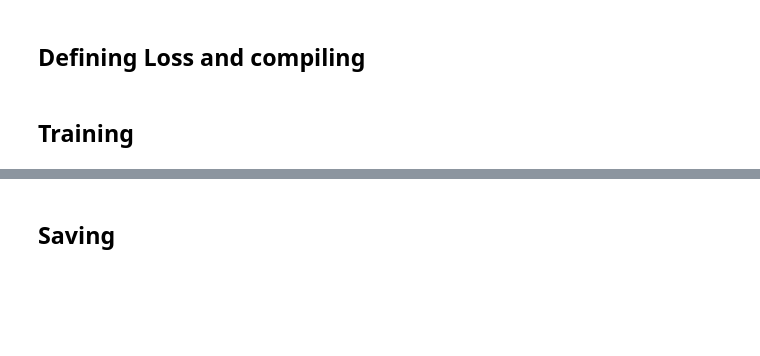
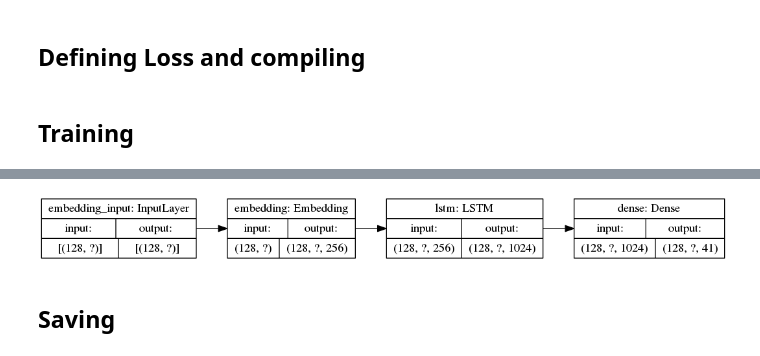
Before and after one commit to miguellpcs/Cronenbot, a Jupyter notebook: notebook/extrator.ipynb, the cells around one changed output, grey strips where cells are left out. Cells and saved outputs as stored; diff of their text form; code cells hidden in the pictures; blank space fills up the shorter version.

```diff
--- a/notebook/extrator.ipynb
+++ b/notebook/extrator.ipynb
@@ -18,22 +18,18 @@ from keras.regularizers import l2
 train_data = []
 trainset_path = '../../dstc8-schema-guided-dialogue/train/'
 for file in os.listdir(trainset_path):
-    if file == 'schema.json':
-        continue
-
-    with open(os.path.join(trainset_path, file), 'r') as json_file:
-        for elem in json.load(json_file):
-            train_data.append(elem)
+    if file != 'schema.json':
+        with open(os.path.join(trainset_path, file), 'r') as json_file:
+            for elem in json.load(json_file):
+                train_data.append(elem)
 # %%
 test_data = []
 testset_path = '../../dstc8-schema-guided-dialogue/test/'
 for file in os.listdir(testset_path):
-    if file == 'schema.json':
-        continue
-
-    with open(os.path.join(testset_path, file), 'r') as json_file:
-        for elem in json.load(json_file):
-            test_data.append(elem)
+    if file != 'schema.json':
+        with open(os.path.join(testset_path, file), 'r') as json_file:
+            for elem in json.load(json_file):
+                test_data.append(elem)
 # %% [markdown]
 ## Encoding Labels
 # %%
@@ -235,6 +215,12 @@ Epoch 99/100
 28/28 [==============================] - 2s 74ms/step - loss: 0.0191 - sparse_categorical_accuracy: 0.9677 - val_loss: 0.1906 - val_sparse_categorical_accuracy: 0.8965
 Epoch 100/100
 28/28 [==============================] - 2s 74ms/step - loss: 0.0196 - sparse_categorical_accuracy: 0.9678 - val_loss: 0.1866 - val_sparse_categorical_accuracy: 0.8995
+# %%
+import pydot
+from keras.utils.vis_utils import plot_model
+plot_model(model, to_file='model_plot.png', show_shapes=True, rankdir='LR',show_layer_names=True)
+# %% [output]
+[figure, added]
 # %% [markdown]
 ## Saving
 # %%
```
Also changed, not shown: parts of 5 cells of this notebook, 1 other file.
